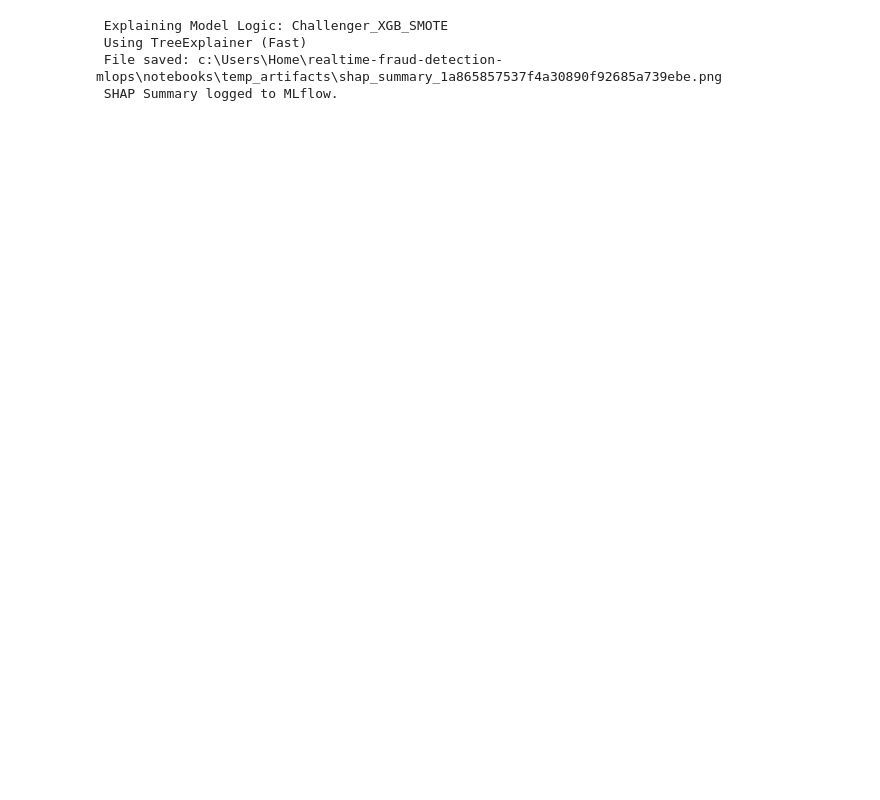
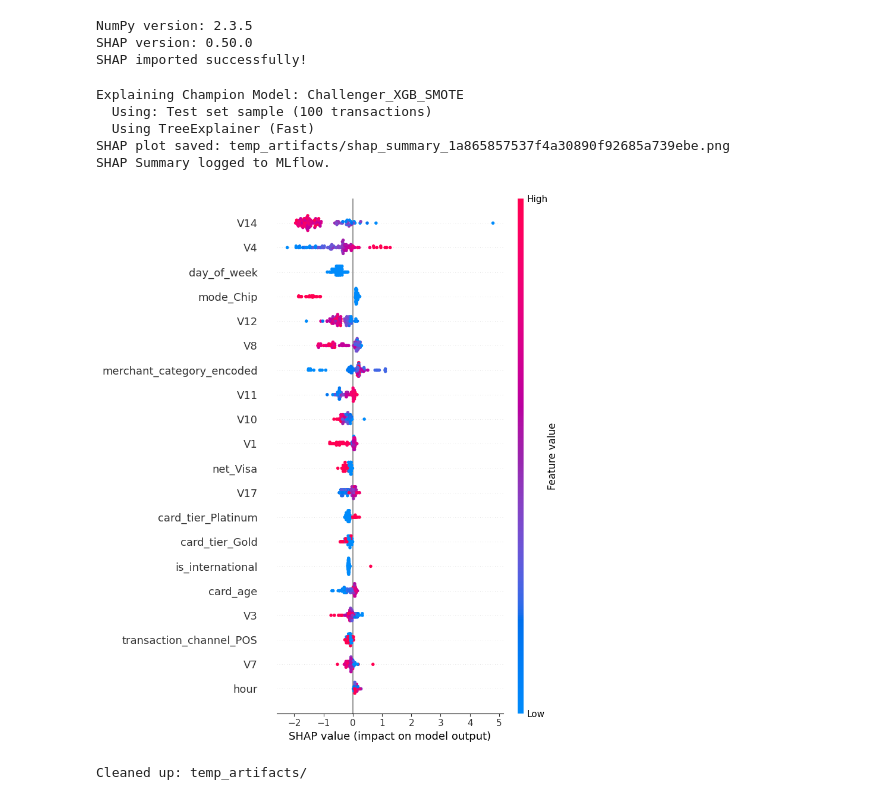
Before and after one commit to nikhilj9/realtime-fraud-detection-mlops, a Jupyter notebook: notebooks/03_model_training.ipynb, the cells around one changed output. Cells and saved outputs as stored; diff of their text form; code cells hidden in the pictures; blank space fills up the shorter version.

```diff
--- a/notebooks/03_model_training.ipynb
+++ b/notebooks/03_model_training.ipynb
@@ -56,14 +73,21 @@ print(" Environment Ready.")
 # Load Pre-Processed Data
 DATA_PATH = "../data/processed/"
 
-# Load train and test (already split in Notebook 02)
+# Load train, validation, and test (already split in Notebook 02)
 train_df = pd.read_parquet(DATA_PATH + "train_processed.parquet")
+val_df = pd.read_parquet(DATA_PATH + "val_processed.parquet")
 test_df = pd.read_parquet(DATA_PATH + "test_processed.parquet")
 
 # Quick validation
-print(f"Train Shape: {train_df.shape}")
-print(f"Test Shape:  {test_df.shape}")
-print(f"Train Fraud Rate: {train_df['is_fraud'].mean()*100:.3f}%")
-print(f"Test Fraud Rate:  {test_df['is_fraud'].mean()*100:.3f}%")
-print(" Data loaded successfully.")
+print("="*60)
+print("DATASET SUMMARY")
+print("="*60)
+print(f"{'Set':<12} {'Shape':<20} {'Fraud Rate'}")
+print("-"*60)
+print(f"{'Train':<12} {str(train_df.shape):<20} {train_df['is_fraud'].mean()*100:.3f}%")
+print(f"{'Validation':<12} {str(val_df.shape):<20} {val_df['is_fraud'].mean()*100:.3f}%")
+print(f"{'Test':<12} {str(test_df.shape):<20} {test_df['is_fraud'].mean()*100:.3f}%")
+print("="*60)
+print("✓ Data loaded successfully.")
+print("\n  Note: Test set will ONLY be used for final champion model evaluation.")
 # %% [output]
@@ -480,8 +591,16 @@ To deploy, use Run ID: 1a865857537f4a30890f92685a739ebe
+# %%
+import numpy as np
+import shap
+
+print(f"NumPy version: {np.__version__}")
+print(f"SHAP version: {shap.__version__}")
+print("SHAP imported successfully!")
+# %% [output]
+NumPy version: 2.3.5
+SHAP version: 0.50.0
+SHAP imported successfully!
 # %%
 import shap
-import matplotlib.pyplot as plt
-import mlflow
-import os
 
 ARTIFACT_PATH = "temp_artifacts"
 os.makedirs(ARTIFACT_PATH, exist_ok=True)
@@ -489,48 +608,60 @@ os.makedirs(ARTIFACT_PATH, exist_ok=True)
 preprocessor = champion_model.named_steps['preprocessor']
 classifier = champion_model.named_steps['classifier']
 
+# Use TEST set sample for SHAP (Champion model is now final)
 X_sample = X_test.sample(100, random_state=42)
 X_sample_transformed = preprocessor.transform(X_sample)
 
-print(f" Explaining Model Logic: {best_model_name}")
+print(f"Explaining Champion Model: {best_model_name}")
+print(f"  Using: Test set sample (100 transactions)")
 
 # Get feature names
 cat_names = preprocessor.named_transformers_['cat'].get_feature_names_out(categorical_cols)
 all_names = list(cat_names) + list(numerical_cols)
 
-# Use TreeExplainer for tree-based models (much faster)
 if any(model in best_model_name.upper() for model in ['RANDOMFOREST', 'XGB']):
-    print(" Using TreeExplainer (Fast)")
+    print("  Using TreeExplainer (Fast)")
     explainer = shap.TreeExplainer(classifier)
     shap_values = explainer.shap_values(X_sample_transformed)
 
-    # For binary classification, take the positive class
     if isinstance(shap_values, list):
         shap_values = shap_values[1]
 
-    # Create summary plot
+    # Summary Plot
     plt.figure(figsize=(10, 6))
     shap.summary_plot(shap_values, X_sample_transformed,
                       feature_names=all_names,
                       show=False)
 
-    # Save
     temp_file = f"{ARTIFACT_PATH}/shap_summary_{best_run_id}.png"
     plt.savefig(temp_file, bbox_inches='tight', dpi=150)
     plt.close()
 
-    print(f" File saved: {os.path.abspath(temp_file)}")
+    print(f"SHAP plot saved: {temp_file}")
 
+    # Log to MLflow
     with mlflow.start_run(run_id=best_run_id):
         mlflow.log_artifact(temp_file)
 
-    print(" SHAP Summary logged to MLflow.")
+    print("SHAP Summary logged to MLflow.")
+
+    # Show the plot
+    plt.figure(figsize=(10, 6))
+    shap.summary_plot(shap_values, X_sample_transformed,
+                      feature_names=all_names)
 
 else:
-    print(" Using LinearExplainer or KernelExplainer for non-tree models")
-    # Use appropriate explainer based on model type
+    print("  Using LinearExplainer for non-tree models")
+
+# Cleanup
+if os.path.exists(ARTIFACT_PATH):
+    shutil.rmtree(ARTIFACT_PATH)
+    print(f"Cleaned up: {ARTIFACT_PATH}/")
 # %% [output]
- Explaining Model Logic: Challenger_XGB_SMOTE
- Using TreeExplainer (Fast)
- File saved: c:\Users\Home\realtime-fraud-detection-mlops\notebooks\temp_artifacts\shap_summary_1a865857537f4a30890f92685a739ebe.png
- SHAP Summary logged to MLflow.
+Explaining Champion Model: Challenger_XGB_SMOTE
+  Using: Test set sample (100 transactions)
+  Using TreeExplainer (Fast)
+SHAP plot saved: temp_artifacts/shap_summary_1a865857537f4a30890f92685a739ebe.png
+SHAP Summary logged to MLflow.
+[figure, added]
+Cleaned up: temp_artifacts/
```
Also changed, not shown: parts of 9 cells of this notebook, 34 other files.
